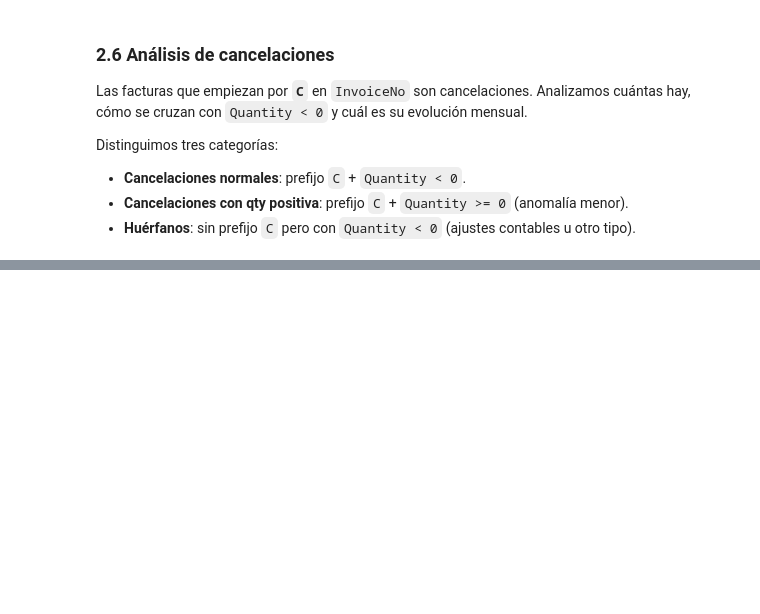
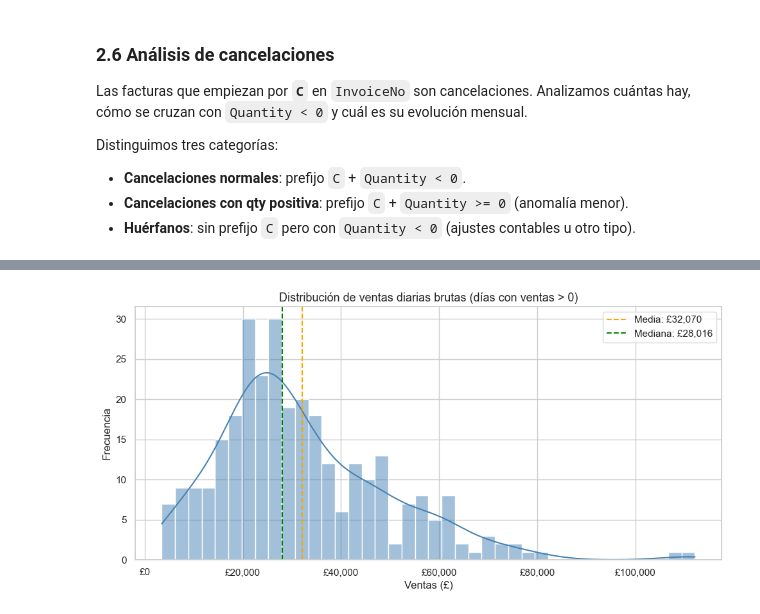
Before and after one commit to ravel01106/proyecto-master-ia-big-data, a Jupyter notebook: notebooks/regression_proyect/analysis/eda_data.ipynb, the cells around one changed output, grey strips where cells are left out. Drawn from its saved outputs; the diff is of its cells as text; code cells hidden in the pictures; blank space fills up the shorter version.

```diff
--- a/notebooks/regression_proyect/analysis/eda_data.ipynb
+++ b/notebooks/regression_proyect/analysis/eda_data.ipynb
@@ -612,0 +1065,20 @@ plt.show()
+# %%
+# 2.7.7 — Distribución de ventas diarias (días > 0)
+ventas_positivas = ventas_diarias[ventas_diarias > 0]
+
+fig, ax = plt.subplots(figsize=(10, 5))
+sns.histplot(ventas_positivas, bins=40, ax=ax, kde=True, color='steelblue')
+ax.axvline(ventas_positivas.mean(),   color='orange', linestyle='--', linewidth=1.5,
+           label=f'Media: £{ventas_positivas.mean():,.0f}')
+ax.axvline(ventas_positivas.median(), color='green',  linestyle='--', linewidth=1.5,
+           label=f'Mediana: £{ventas_positivas.median():,.0f}')
+ax.set_title('Distribución de ventas diarias brutas (días con ventas > 0)', fontsize=13)
+ax.set_xlabel('Ventas (£)')
+ax.set_ylabel('Frecuencia')
+ax.xaxis.set_major_formatter(mticker.FuncFormatter(lambda x, _: f'£{x:,.0f}'))
+ax.legend()
+plt.tight_layout()
+plt.savefig(f'{RUTA_GRAFICOS}2.7.7_distribucion_ventas_diarias.png', dpi=150)
+plt.show()
+# %% [output]
+[figure, added]
```
Also changed, not shown: parts of 39 cells of this notebook, 5 other files.
